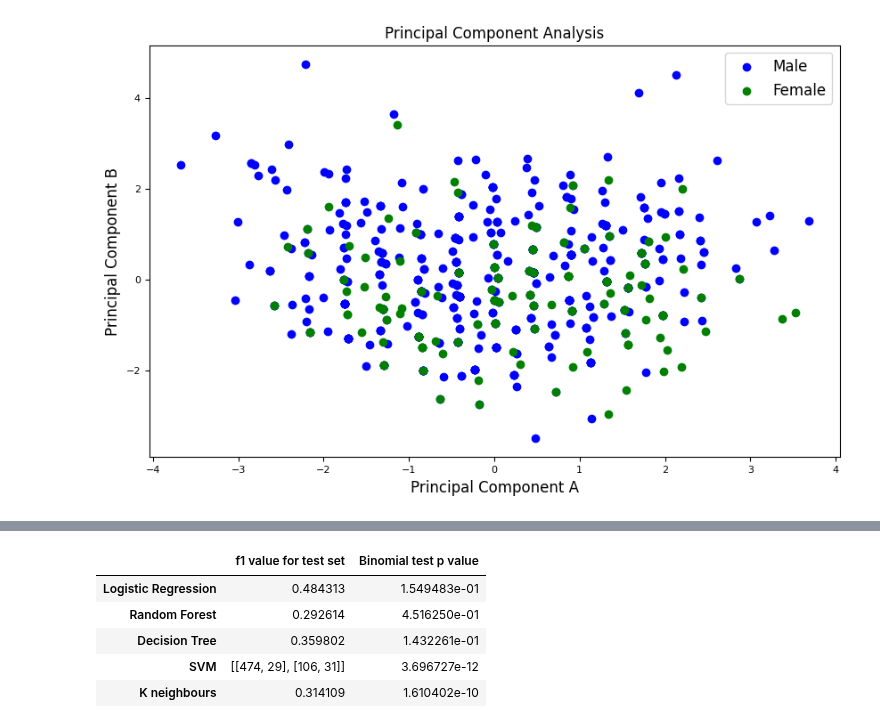
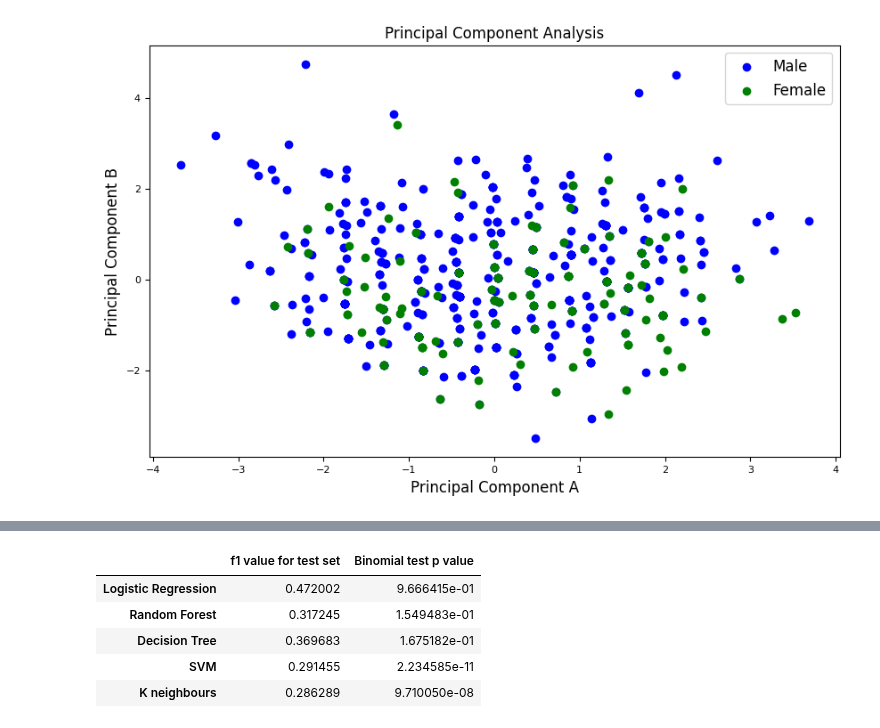
Before and after one commit to sophiak12/Individual_Project, a Jupyter notebook: src/model.ipynb, the cells around one changed output, grey strips where cells are left out. Cells and saved outputs as stored; diff of their text form; code cells hidden in the pictures.

```diff
--- a/src/model.ipynb
+++ b/src/model.ipynb
@@ -115,21 +111,15 @@ features = data[featureColumns]
 target = data['Gender']
 groups = data['speakerID']
 
-from sklearn.model_selection import train_test_split, GridSearchCV, GroupShuffleSplit, StratifiedGroupKFold
+# ALGORITHMS
 
-# from collections import Counter
-# from imblearn.over_sampling import SMOTE
-# X_resampled, y_resampled = SMOTE().fit_resample(features, target.astype(int))
-# print(sorted(Counter(data[y_resampled]).items()))
-
-# ALGORITHMS
-logisticReg = LogisticRegression(solver='liblinear',class_weight='balanced')
-Kneightbors = KNeighborsClassifier(n_neighbors=5, weights='distance')
-randomForest = RandomForestClassifier(n_estimators=200, class_weight='balanced')
-decisionTree=DecisionTreeClassifier(class_weight='balanced')
+logisticReg = LogisticRegression(solver='liblinear',class_weight='balanced',C=0.1, penalty= 'l2')
+Kneightbors = KNeighborsClassifier(n_neighbors=3, weights='distance')
+randomForest = RandomForestClassifier(n_estimators=100, class_weight='balanced', max_depth=10)
+decisionTree=DecisionTreeClassifier(class_weight='balanced', max_depth=10)
 SVM = SVC(kernel='poly', C=6, degree=5)
 
-n_splits = 10
+n_splits = 7
 kFold = StratifiedGroupKFold(n_splits=n_splits)
 
 def calculateResults(model, X, y):
@@ -194,35 +164,39 @@ display(final)
+# %%
+f1Scores = []
+confusionMatrices =[]
+for i in range (len(algorithms)):
+    result = calculateResults(algorithms[i], data, target)
+    f1Scores.append(result['Average f1 score'])
+    confusionMatrices.append(result['Total confusion matrix'])
 # %%
 
 binomialTestResults = pd.DataFrame()
-confusionMatrices = [calculateResults(logisticReg, data, target)['Total confusion matrix'],calculateResults(randomForest, data, target)['Total confusion matrix'], calculateResults(decisionTree, data, target)['Total confusion matrix'], calculateResults(SVM, data, target)['Total confusion matrix'], calculateResults(Kneightbors, data, target)['Total confusion matrix'] ]
-f1Scores = [calculateResults(logisticReg, data, target)['Average f1 score'],calculateResults(randomForest, data, target)['Average f1 score'], calculateResults(decisionTree, data, target)['Average f1 score'], calculateResults(SVM, data, target)['Average f1 score'], calculateResults(Kneightbors, data, target)['Average f1 score'] ]
-
 for i in range(5):
     algorithm = algorithms[i]
     testSetSize = y.size
     trueNeg = confusionMatrices[i][0][0][0]  #correct male (got 0 is 0)
     falsePos = confusionMatrices[i][0][0][1] #wrong male    (got 1 is 0)
     falseNeg = confusionMatrices[i][0][1][0] #wrong female  (got 0 is 1)
-    truePos = confusionMatrices[i][0][1][1]  #cozrrect female (got 1 is 1)
+    truePos = confusionMatrices[i][0][1][1]  #c0rrect female (got 1 is 1)
 
     totalMale,totalFemale = pd.DataFrame(y).value_counts()
     wholeSetFemaleProb = totalFemale/y.size
     wholeSetMaleProb = totalMale/y.size
 
     noOfSuccesses = trueNeg + truePos
     p = ((wholeSetFemaleProb**2) + (wholeSetMaleProb**2))
     result = stats.binomtest(noOfSuccesses, n=testSetSize, p=p)
     values= pd.DataFrame([[f1Scores[i][0], result.pvalue]])
     # values= pd.DataFrame([[f1Scores[i][0], result.pvalue]])
     binomialTestResults = pd.concat([binomialTestResults,values])
 
 binomialTestResults.rename(columns={0: 'f1 value for test set', 1: 'Binomial test p value'}, inplace=True)
 binomialTestResults.index = algorithmName
 display(binomialTestResults)
 # %% [output]
 |  | f1 value for test set | Binomial test p value |
-| Logistic Regression | 0.484313 | 1.549483e-01 |
-| Random Forest | 0.292614 | 4.516250e-01 |
-| Decision Tree | 0.359802 | 1.432261e-01 |
-| SVM | [[474, 29], [106, 31]] | 3.696727e-12 |
-| K neighbours | 0.314109 | 1.610402e-10 |
+| Logistic Regression | 0.472002 | 9.666415e-01 |
+| Random Forest | 0.317245 | 1.549483e-01 |
+| Decision Tree | 0.369683 | 1.675182e-01 |
+| SVM | 0.291455 | 2.234585e-11 |
+| K neighbours | 0.286289 | 9.710050e-08 |
```
Also changed, not shown: parts of 9 cells of this notebook.
